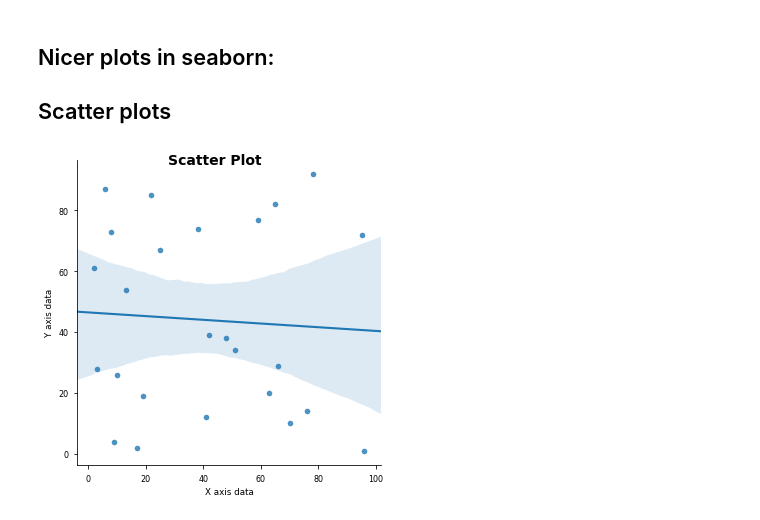
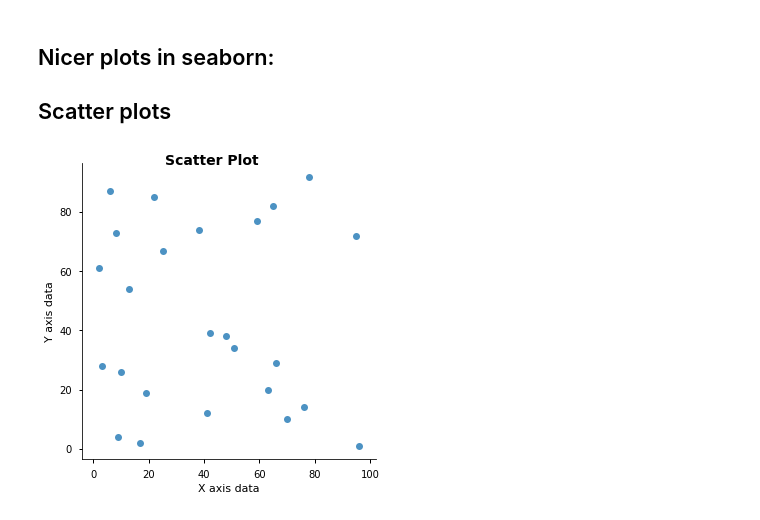
Before and after one commit to jaspajjr/pydata-visualisation, a Jupyter notebook: seaborn-plotting.ipynb, the cells around one changed output. Drawn from its saved outputs; the diff is of its cells as text; code cells hidden in the pictures.

```diff
--- a/seaborn-plotting.ipynb
+++ b/seaborn-plotting.ipynb
@@ -57,10 +59,11 @@ sns.distplot(x)
 
 ## Scatter plots
 # %%
-with sns.plotting_context(context='paper'):
-    pl = sns.lmplot(data=df, x='x', y='y')
+#with sns.plotting_context(context='poster'):
+with sns.plotting_context(context='notebook'):
+    pl = sns.lmplot(data=df, x='x', y='y', fit_reg=False, palette='subdued')
 
     pl.fig.suptitle('Scatter Plot', fontsize=14, fontweight='bold')
     pl.ax.set(xlabel='X axis data', ylabel='Y axis data');
 # %% [output]
-[figure, old version]
+[figure, new version]
```
Also changed, not shown: parts of 10 cells of this notebook.
